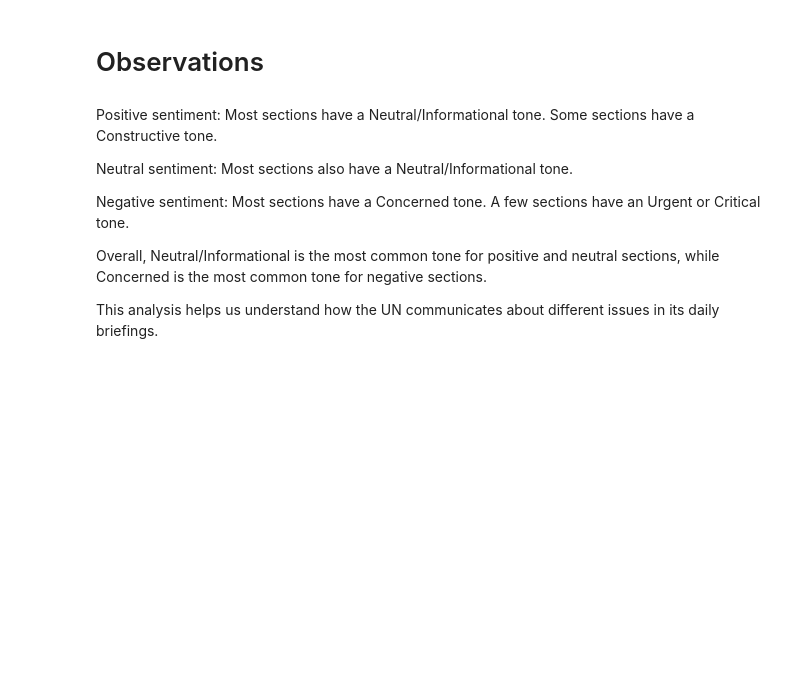
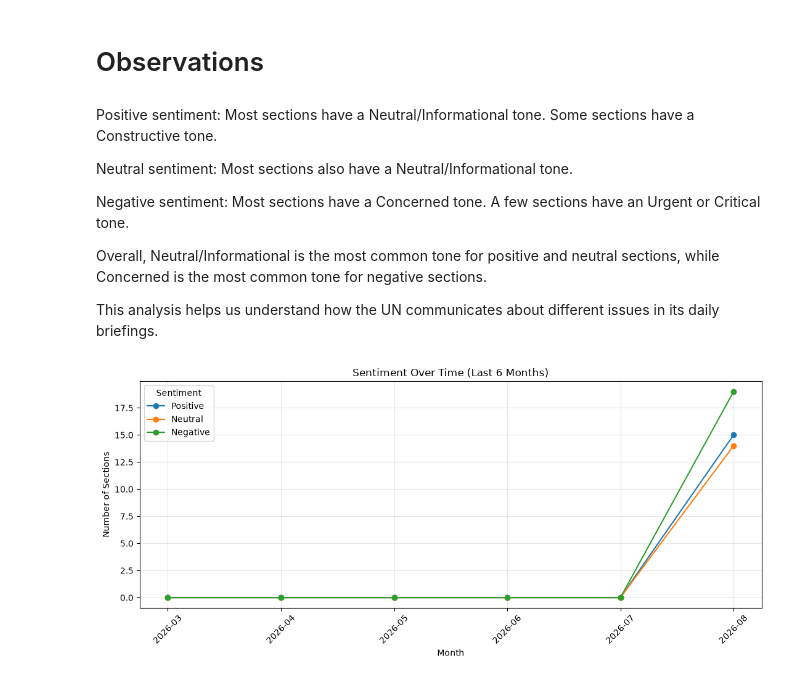
Before and after one commit to darenasc/UN-LLM-Analysis, a Jupyter notebook: notebooks/sentiment_tone_visualization.ipynb, the cells around one changed output. Cells and saved outputs as stored; diff of their text form; code cells hidden in the pictures; blank space fills up the shorter version.

Commit message:
Fix sentiment analysis pre-commit issues

```diff
--- a/notebooks/sentiment_tone_visualization.ipynb
+++ b/notebooks/sentiment_tone_visualization.ipynb
@@ -309,3 +310,84 @@ Negative sentiment: Most sections have a Concerned tone. A few sections have an
 Overall, Neutral/Informational is the most common tone for positive and neutral sections, while Concerned is the most common tone for negative sections.
 
 This analysis helps us understand how the UN communicates about different issues in its daily briefings.
+# %%
+
+import pandas as pd
+import matplotlib.pyplot as plt
+
+# Define the order of sentiment categories.
+sentiment_order = ["Positive", "Neutral", "Negative"]
+
+# Work with a copy of the successful results.
+successful = successful.copy()
+
+# Ensure briefing_date is a datetime column.
+successful["briefing_date"] = pd.to_datetime(
+    successful["briefing_date"],
+    errors="coerce",
+)
+
+# Remove rows without a valid briefing date.
+successful = successful.dropna(subset=["briefing_date"])
+
+# Stop if no valid dates remain.
+if successful.empty:
+    raise ValueError("No valid briefing dates are available.")
+
+# Find the latest available briefing date.
+latest_date = successful["briefing_date"].max()
+latest_month = latest_date.to_period("M")
+
+# Determine the six calendar months, including the latest month.
+first_month = latest_month - 5
+
+# Filter records to the six-month period.
+last_6_months = successful[
+    successful["briefing_date"] >= first_month.start_time
+].copy()
+
+# Group by month and sentiment, counting sections.
+sentiment_monthly = (
+    last_6_months
+    .groupby([
+        last_6_months["briefing_date"].dt.to_period("M"),
+        "sentiment",
+    ])
+    .size()
+    .unstack(fill_value=0)
+    .reindex(columns=sentiment_order, fill_value=0)
+)
+
+# Include every calendar month, even if no records exist.
+months = pd.period_range(
+    start=first_month,
+    end=latest_month,
+    freq="M",
+)
+
+sentiment_monthly = sentiment_monthly.reindex(
+    months,
+    fill_value=0,
+)
+
+# Use readable month labels.
+sentiment_monthly.index = sentiment_monthly.index.astype(str)
+
+# Plot monthly sentiment counts.
+ax = sentiment_monthly.plot(
+    kind="line",
+    marker="o",
+    figsize=(11, 5),
+)
+
+ax.set_title("Sentiment Over Time (Last 6 Months)")
+ax.set_xlabel("Month")
+ax.set_ylabel("Number of Sections")
+ax.legend(title="Sentiment")
+ax.grid(True, alpha=0.3)
+
+plt.xticks(rotation=45)
+plt.tight_layout()
+plt.show()
+# %% [output]
+[figure, added]
```
Also changed, not shown: parts of 9 cells of this notebook, 2 other files.
